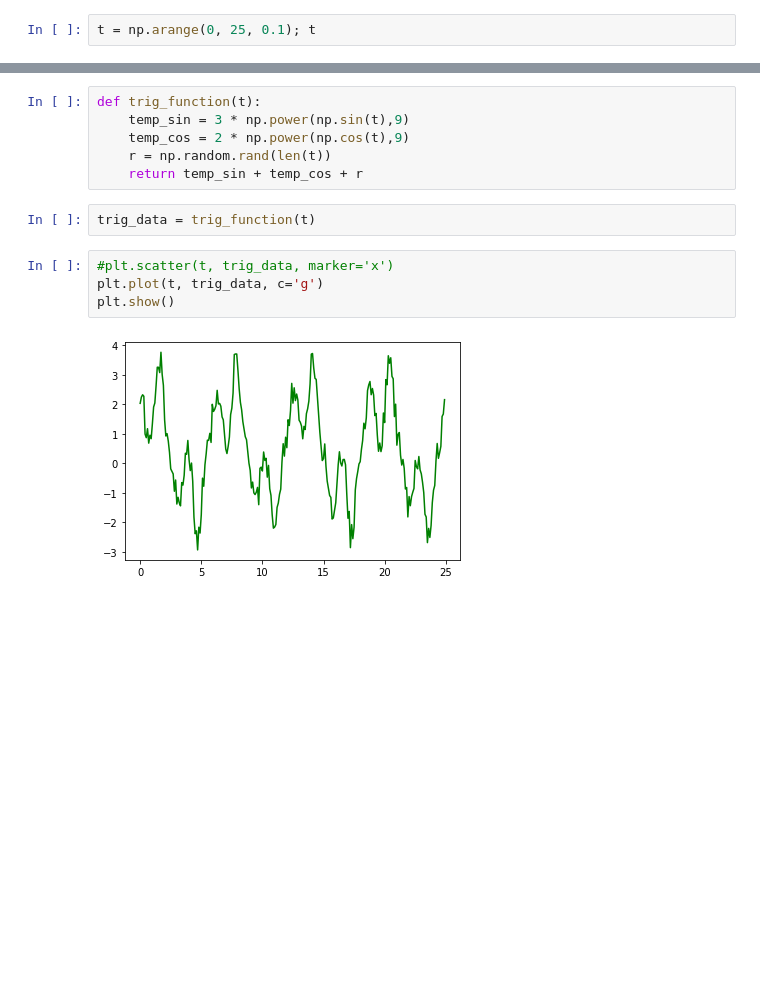
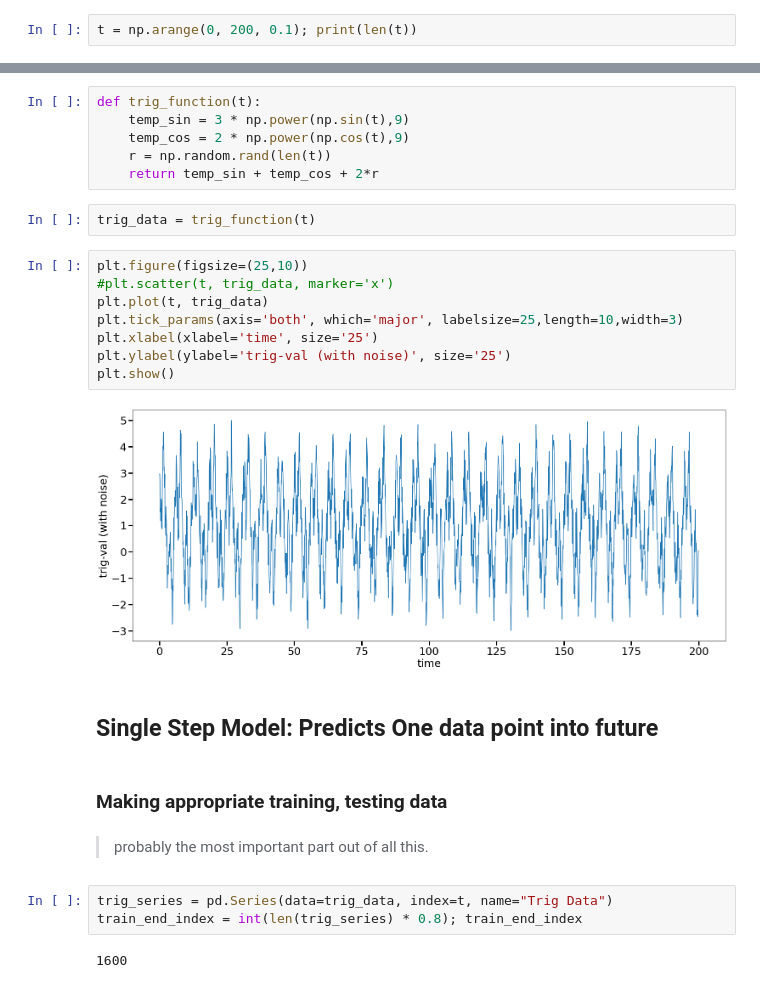
Before and after one commit to QinLab/icompbio-tamjeed, a Jupyter notebook: tf_rnn_sequences.ipynb, the cells around one changed output, grey strips where cells are left out. Cells and saved outputs as stored; diff of their text form; blank space fills up the shorter version.

Commit message:
splitting, formatting data

```diff
--- a/tf_rnn_sequences.ipynb
+++ b/tf_rnn_sequences.ipynb
@@ -8,5 +8,5 @@ import pandas as pd
 import numpy as np
 import math
 # %%
-t = np.arange(0, 25, 0.1); t
+t = np.arange(0, 200, 0.1); print(len(t))
 # %% [output]
@@ -32,12 +16,27 @@ def trig_function(t):
     temp_sin = 3 * np.power(np.sin(t),9)
     temp_cos = 2 * np.power(np.cos(t),9)
     r = np.random.rand(len(t))
-    return temp_sin + temp_cos + r
+    return temp_sin + temp_cos + 2*r
 # %%
 trig_data = trig_function(t)
-# %%
-#plt.scatter(t, trig_data, marker='x')
-plt.plot(t, trig_data, c='g')
-plt.show()
-# %% [output]
-[figure, removed]
+# %%
+plt.figure(figsize=(25,10))
+#plt.scatter(t, trig_data, marker='x')
+plt.plot(t, trig_data)
+plt.tick_params(axis='both', which='major', labelsize=25,length=10,width=3)
+plt.xlabel(xlabel='time', size='25')
+plt.ylabel(ylabel='trig-val (with noise)', size='25')
+plt.show()
+# %% [output]
+[figure, added]
+# %% [markdown]
+## Single Step Model: Predicts One data point into future
+# %% [markdown]
+### Making appropriate training, testing data
+# %% [markdown]
+> probably the most important part out of all this.
+# %%
+trig_series = pd.Series(data=trig_data, index=t, name="Trig Data")
+train_end_index = int(len(trig_series) * 0.8); train_end_index
+# %% [output]
+1600
```
Also changed, not shown: parts of 3 cells of this notebook.
